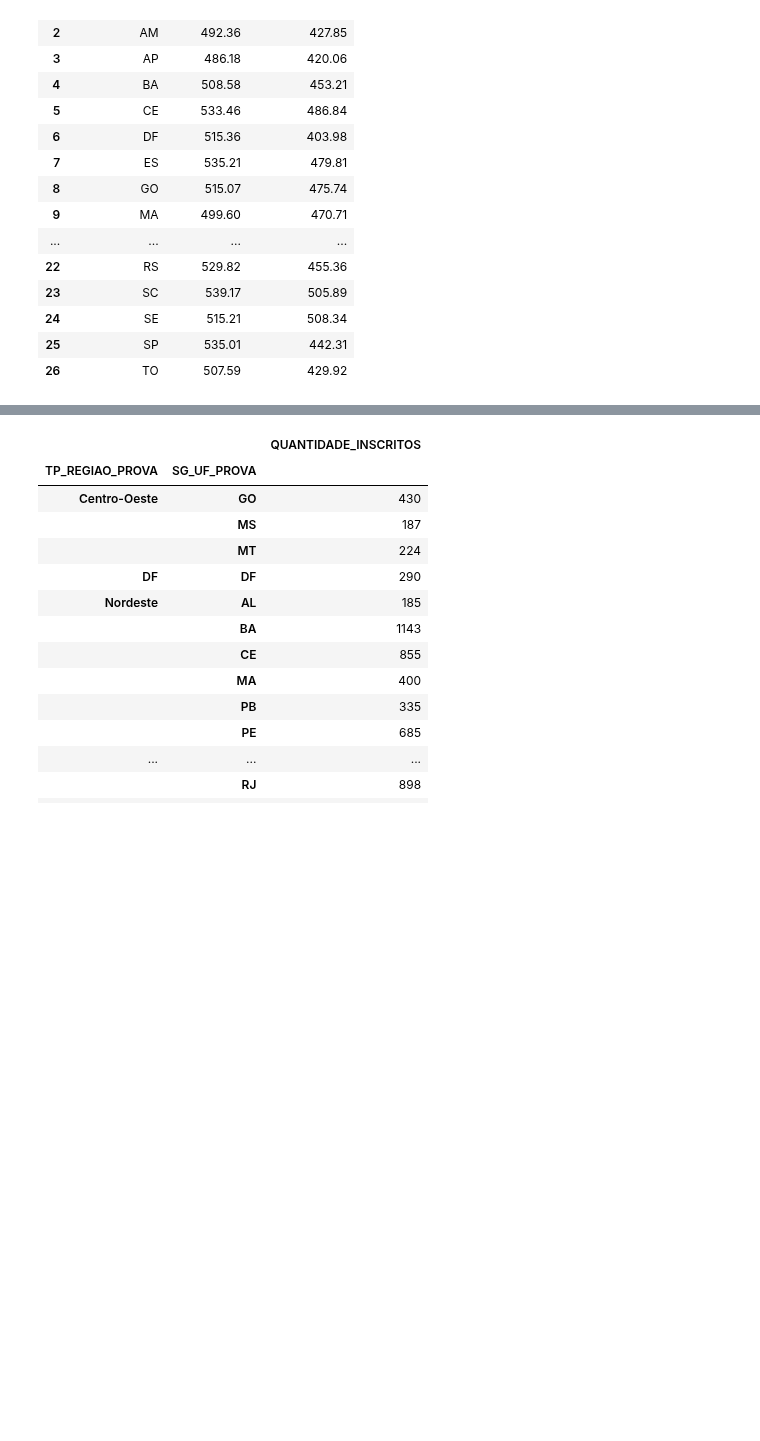
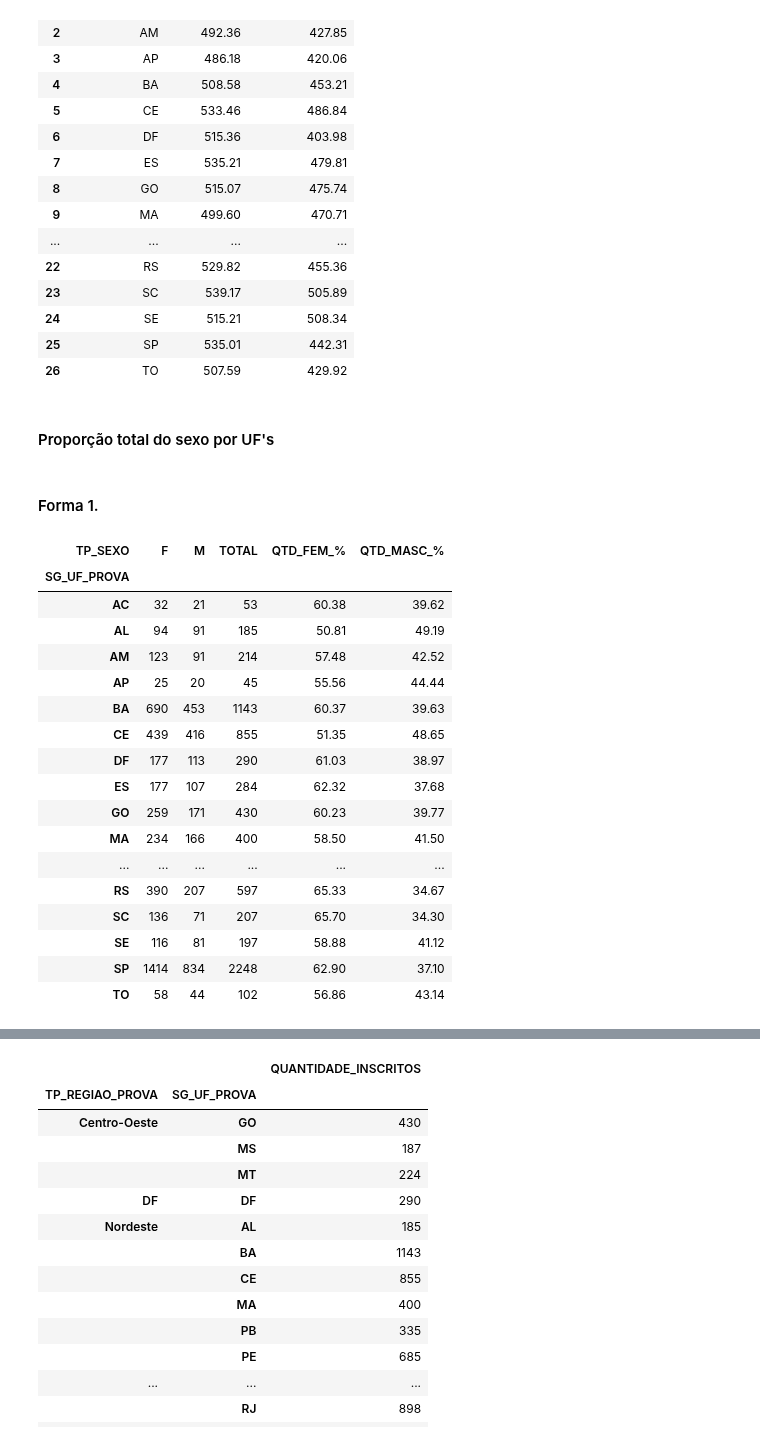
Before and after one commit to Bruno-Santana-Eco/Analise-de-Dados-ENEM, a Jupyter notebook: DataPrep1.ipynb, the cells around one changed output, grey strips where cells are left out. Cells and saved outputs as stored; diff of their text form; code cells hidden in the pictures; blank space fills up the shorter version.

```diff
--- a/DataPrep1.ipynb
+++ b/DataPrep1.ipynb
@@ -1098,3 +1187,33 @@ geral9_media.head(27)
 | 24 | SE | 515.21 | 508.34 |
 | 25 | SP | 535.01 | 442.31 |
 | 26 | TO | 507.59 | 429.92 |
+# %% [markdown]
+#### Proporção total do sexo por UF's
+# %% [markdown]
+#### Forma 1.
+# %%
+geral9_prop = df_enem.groupby('SG_UF_PROVA')[['TP_SEXO']].value_counts().unstack(fill_value=0)
+colunas_a_somar = geral9_prop.columns.difference(['SG_UF_PROVA'])
+geral9_prop['TOTAL'] = geral9_prop[colunas_a_somar].sum(axis=1)
+geral9_prop['QTD_FEM_%'] = ((geral9_prop['F'] / (geral9_prop['TOTAL']))*100).round(2)
+geral9_prop['QTD_MASC_%'] = ((geral9_prop['M'] / (geral9_prop['TOTAL']))*100).round(2)
+geral9_prop.head(27)
+# %% [output]
+| TP_SEXO | F | M | TOTAL | QTD_FEM_% | QTD_MASC_% |
+| SG_UF_PROVA |  |  |  |  |  |
+| AC | 32 | 21 | 53 | 60.38 | 39.62 |
+| AL | 94 | 91 | 185 | 50.81 | 49.19 |
+| AM | 123 | 91 | 214 | 57.48 | 42.52 |
+| AP | 25 | 20 | 45 | 55.56 | 44.44 |
+| BA | 690 | 453 | 1143 | 60.37 | 39.63 |
+| CE | 439 | 416 | 855 | 51.35 | 48.65 |
+| DF | 177 | 113 | 290 | 61.03 | 38.97 |
+| ES | 177 | 107 | 284 | 62.32 | 37.68 |
+| GO | 259 | 171 | 430 | 60.23 | 39.77 |
+| MA | 234 | 166 | 400 | 58.50 | 41.50 |
+| ... | ... | ... | ... | ... | ... |
+| RS | 390 | 207 | 597 | 65.33 | 34.67 |
+| SC | 136 | 71 | 207 | 65.70 | 34.30 |
+| SE | 116 | 81 | 197 | 58.88 | 41.12 |
+| SP | 1414 | 834 | 2248 | 62.90 | 37.10 |
+| TO | 58 | 44 | 102 | 56.86 | 43.14 |
```
Also changed, not shown: parts of 51 cells of this notebook, 2 other files.
